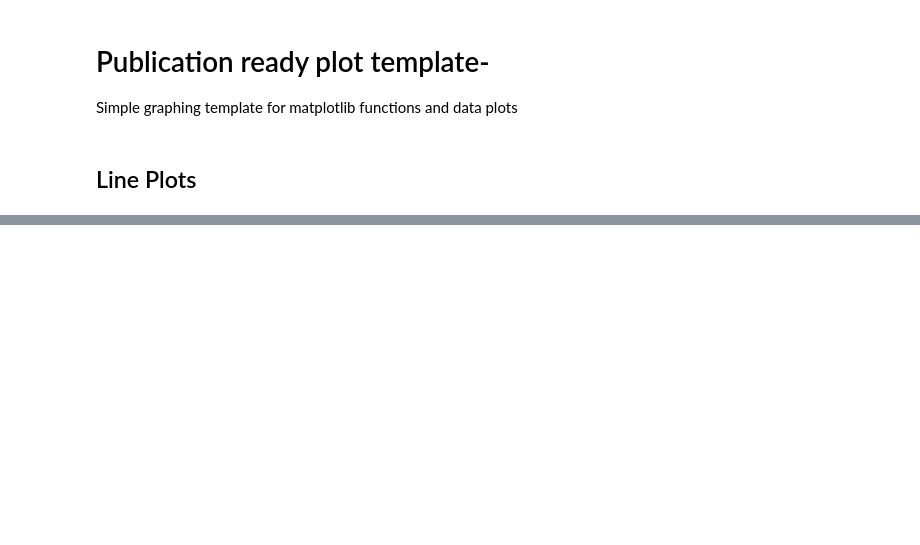
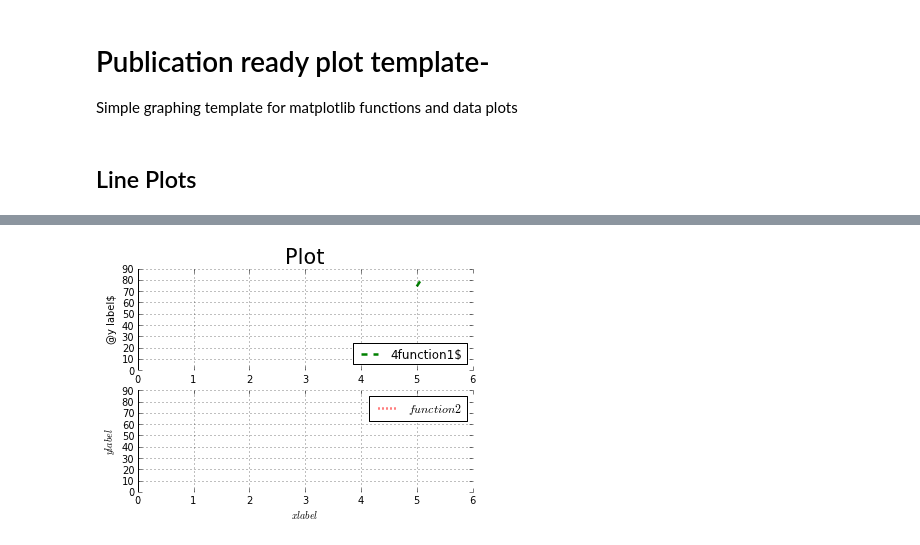
Before and after one commit to kayteewho/PHYS202-S13, a Jupyter notebook: PlotTemplates.ipynb, the cells around one changed output, grey strips where cells are left out. Cells and saved outputs as stored; diff of their text form; code cells hidden in the pictures; blank space fills up the shorter version.

```diff
--- a/PlotTemplates.ipynb
+++ b/PlotTemplates.ipynb
@@ -28,0 +30,31 @@ SyntaxError: invalid syntax (<ipython-input-10-8376eaea9f51>, line 10)
+# %%
+subplot(2,1,1)
+plot(y,E,color="green",linewidth=2.5,linestyle="--",label="4function1$")
+xlabel("$x label$")
+ylabel("@y label$")
+title("Plot",fontsize=21)
+grid(True)
+legend(loc="lower right")
+ax=gca()
+ax.spines['right'].set_color('none')
+ax.spines['left'].set_color('none')
+ax.spines['bottom'].set_color('none')
+ax.spines['top'].set_color('none')
+axhline(y=0, color = "blue")
+axvline(x=0, color = "black")
+subplot(2,1,2)
+plot(y,p, color = "red", linewidth=2.5, linestyle=":", label="$function 2$")
+xlabel("$x label$")
+ylabel("$y label$")
+grid(True)
+legend(loc="upper right")
+ax=gca()
+ax.spines['right'].set_color('none')
+ax.spines['left'].set_color('none')
+ax.spines['top'].set_color('none')
+ax.spines['bottom'].set_color('none')
+axhline(y=0, color = "blue")
+axvline(x=0, color = "black")
+show()
+# %% [output]
+[figure, added]
```
Also changed, not shown: parts of 3 cells of this notebook.
